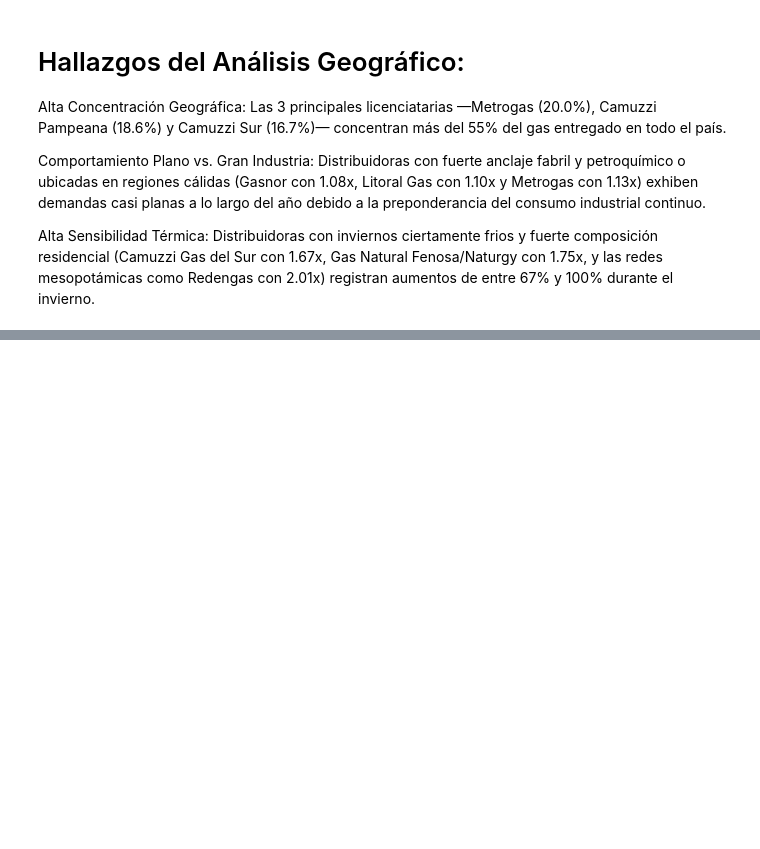
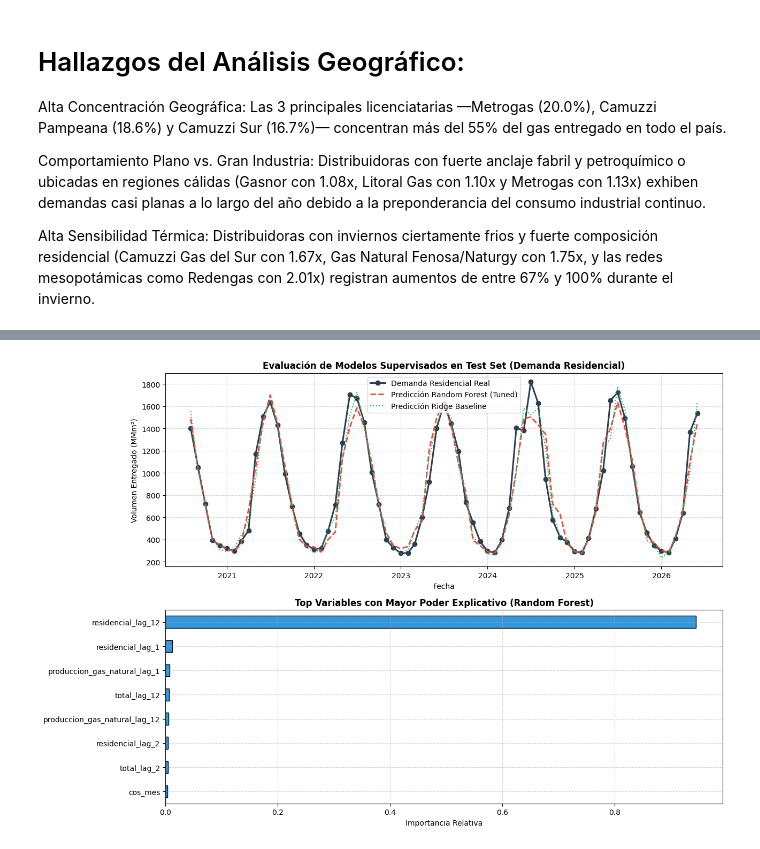
Before and after one commit to gonoott/EnergIA-Digital---Data-Science, a Jupyter notebook: Pre_entrega_OttavianoGonzalo.ipynb, the cells around one changed output, grey strips where cells are left out. Cells and saved outputs as stored; diff of their text form; code cells hidden in the pictures; blank space fills up the shorter version.

```diff
--- a/Pre_entrega_OttavianoGonzalo.ipynb
+++ b/Pre_entrega_OttavianoGonzalo.ipynb
@@ -325,0 +413,26 @@ Resumen Operativo por Distribuidora:
+# %%
+test_dates = df_model['fecha'].iloc[train_size:]
+
+fig, (ax1, ax2) = plt.subplots(2, 1, figsize=(13, 9))
+
+# 1. Comparación de predicciones vs Real
+ax1.plot(test_dates, y_test_reg, label='Demanda Residencial Real', color='#2c3e50', lw=2.2, marker='o')
+ax1.plot(test_dates, y_pred_reg_rf, label='Predicción Random Forest (Tuned)', color='#e74c3c', lw=2, linestyle='--')
+ax1.plot(test_dates, y_pred_reg_ridge, label='Predicción Ridge Baseline', color='#27ae60', lw=1.5, linestyle=':')
+ax1.set_title('Evaluación de Modelos Supervisados en Test Set (Demanda Residencial)', fontsize=12, fontweight='bold')
+ax1.set_xlabel('Fecha')
+ax1.set_ylabel('Volumen Entregado (MMm³)')
+ax1.legend(frameon=True)
+ax1.grid(True, linestyle='--', alpha=0.5)
+
+# 2. Importancia de Variables (Feature Importance)
+importances = pd.Series(best_rf_reg.feature_importances_, index=features).sort_values(ascending=True)
+importances.tail(8).plot(kind='barh', ax=ax2, color='#3498db', edgecolor='black')
+ax2.set_title('Top Variables con Mayor Poder Explicativo (Random Forest)', fontsize=12, fontweight='bold')
+ax2.set_xlabel('Importancia Relativa')
+ax2.grid(True, linestyle='--', alpha=0.5)
+
+plt.tight_layout()
+plt.show()
+# %% [output]
+[figure, added]
```
Also changed, not shown: parts of 8 cells of this notebook.
